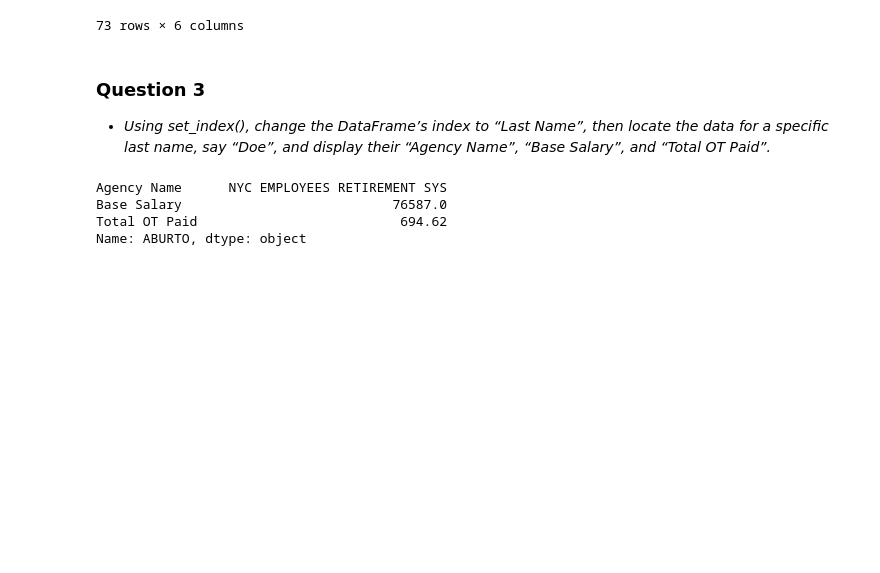
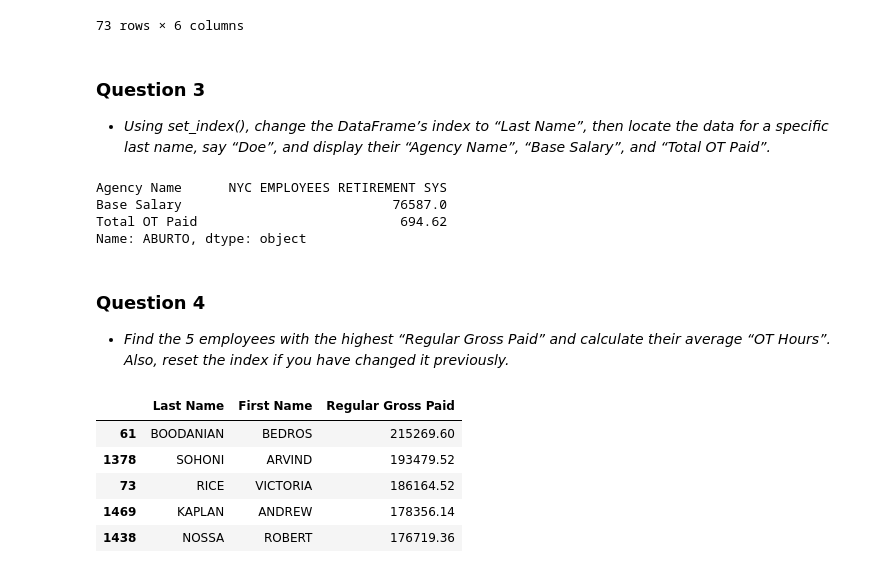
Before and after one commit to brianstoner/Data-Prep-and-Mgmt, a Jupyter notebook: Copy_of_danl_m1_hw3_Stoner_Brian.ipynb, the cells around one changed output. Cells and saved outputs as stored; diff of their text form; code cells hidden in the pictures; blank space fills up the shorter version.

```diff
--- a/Copy_of_danl_m1_hw3_Stoner_Brian.ipynb
+++ b/Copy_of_danl_m1_hw3_Stoner_Brian.ipynb
@@ -71,3 +89,18 @@ Agency Name      NYC EMPLOYEES RETIREMENT SYS
 Base Salary                           76587.0
 Total OT Paid                          694.62
 Name: ABURTO, dtype: object
+# %% [markdown]
+### Question 4
+- *Find the 5 employees with the highest “Regular Gross Paid” and calculate their average “OT Hours”. Also, reset the index if you have changed it previously.*
+# %%
+nyc_payroll.reset_index()
+
+df = nyc_payroll[ ['Last Name', 'First Name', 'Regular Gross Paid'] ]
+df.nlargest(5, 'Regular Gross Paid')
+# %% [output]
+|  | Last Name | First Name | Regular Gross Paid |
+| 61 | BOODANIAN | BEDROS | 215269.60 |
+| 1378 | SOHONI | ARVIND | 193479.52 |
+| 73 | RICE | VICTORIA | 186164.52 |
+| 1469 | KAPLAN | ANDREW | 178356.14 |
+| 1438 | NOSSA | ROBERT | 176719.36 |
```
Also changed, not shown: parts of 1 cell of this notebook.
